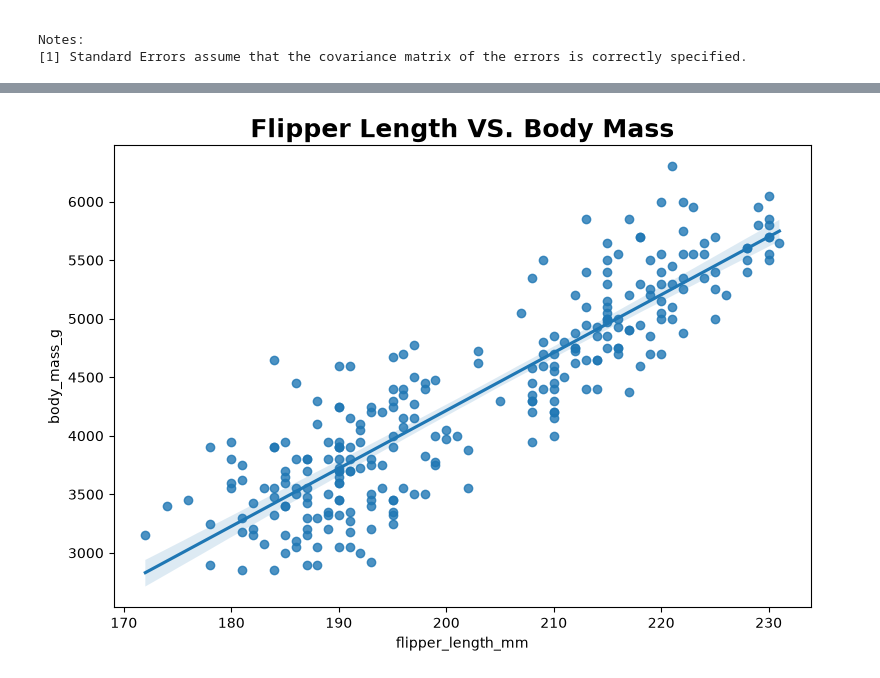
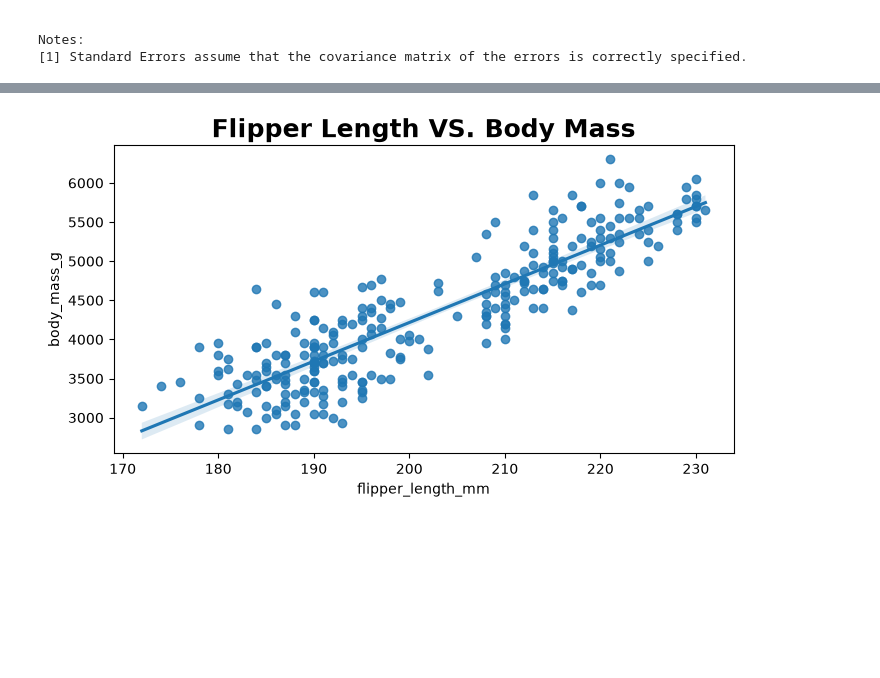
Before and after one commit to MiltonValleL/DS-ML-Lab, a Jupyter notebook: Linear_Regression/1.Simple_Lin-Reg.ipynb, the cells around one changed output, grey strips where cells are left out. Cells and saved outputs as stored; diff of their text form; code cells hidden in the pictures; blank space fills up the shorter version.

```diff
--- a/Linear_Regression/1.Simple_Lin-Reg.ipynb
+++ b/Linear_Regression/1.Simple_Lin-Reg.ipynb
@@ -1176,9 +1176,9 @@ Notes:
 [2] The condition number is large, 2.74e+03. This might indicate that there are
 strong multicollinearity or other numerical problems.
 # %%
-plt.figure(figsize=(9, 6))
+plt.figure(figsize=(8, 4))
 sns.regplot(data=model_data2, x='flipper_length_mm', y='body_mass_g')
 plt.title('Flipper Length VS. Body Mass', fontsize=18, fontweight='bold')
 plt.show()
 # %% [output]
-[figure, old version]
+[figure, new version]
```
Also changed, not shown: parts of 15 cells of this notebook.
